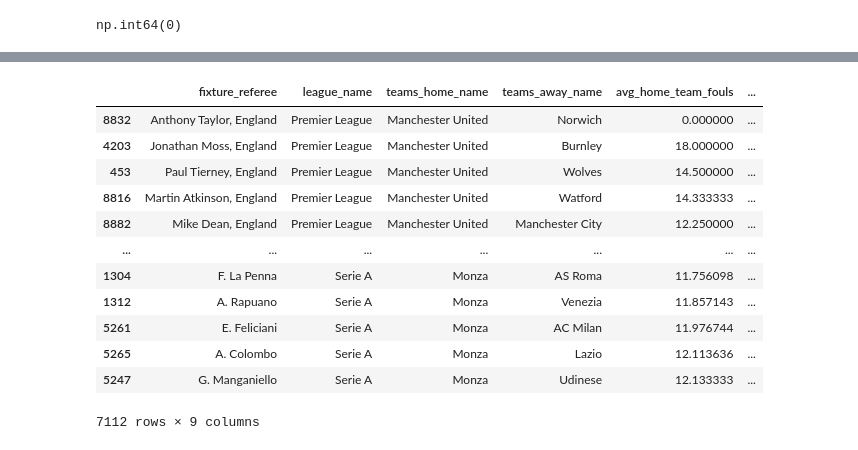
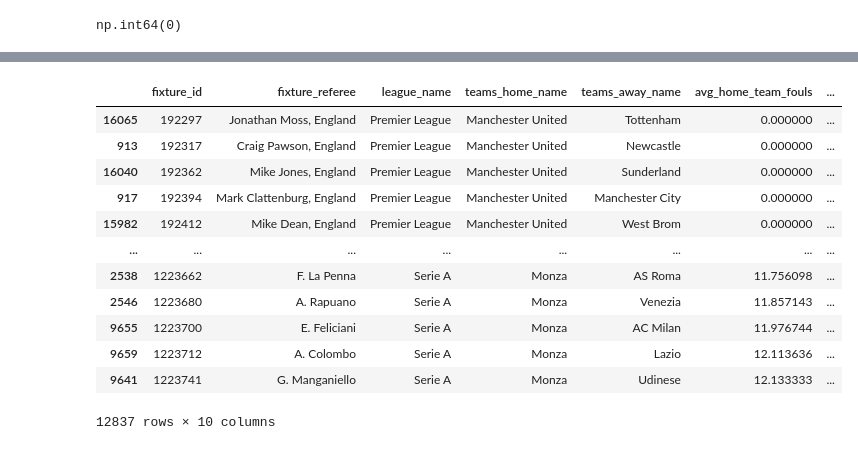
Before and after one commit to safargergo/HalLab, a Jupyter notebook: hallab.ipynb, the cells around one changed output, grey strips where cells are left out. Cells and saved outputs as stored; diff of their text form; code cells hidden in the pictures.

Commit message:
data cleaning and preparation finalized

```diff
--- a/hallab.ipynb
+++ b/hallab.ipynb
@@ -149,0 +88,3 @@ fix_players_clean[fix_players_clean['player_name'] == "Antoine Griezmann"].sort_
+# %%
+top_leagues = ["La Liga", "Serie A", "Bundesliga", "Premier League"]
+fix_clean = fix_clean[fix_clean["league_name"].isin(top_leagues)]
@@ -150,13 +132,13 @@ fix_players_clean[fix_players_clean['player_name'] == "Antoine Griezmann"].sort_
 # %%
 # TODO select top 22 players for each match by game minutes and add their avg_cards_per_90 and avg_fouls_per_90 as separate columns
 # %%
-import pandas as pd
+# import pandas as pd
 
 
-# Clean all data before 2020. jan. 1.
-fix_clean["fixture_date"] = pd.to_datetime(fix_clean["fixture_date"]).dt.tz_localize(None)
-start_date = pd.Timestamp("2020-01-01")
-fix_clean = fix_clean[fix_clean["fixture_date"] >= start_date]
+# # Clean all data before 2020. jan. 1.
+# fix_clean["fixture_date"] = pd.to_datetime(fix_clean["fixture_date"]).dt.tz_localize(None)
+# start_date = pd.Timestamp("2020-01-01")
+# fix_clean = fix_clean[fix_clean["fixture_date"] >= start_date]
 
 
-print(fix_clean.head())
+# print(fix_clean.head())
@@ -198,10 +159,10 @@ Number of rows after filtering: 7484
 # %%
-count1 = fix_teams_clean.shape[0]
+# count1 = fix_teams_clean.shape[0]
 
-# Drop all unneccessary teams' datas
-team_ids_to_keep = fix_players_clean["team_id"].unique()
-fix_teams_clean = fix_teams_clean[fix_teams_clean["team_id"].isin(team_ids_to_keep)]
-count2 = fix_teams_clean.shape[0]
+# # Drop all unneccessary teams' datas
+# team_ids_to_keep = fix_players_clean["team_id"].unique()
+# fix_teams_clean = fix_teams_clean[fix_teams_clean["team_id"].isin(team_ids_to_keep)]
+# count2 = fix_teams_clean.shape[0]
 
-print(f"Number of rows before filtering: {count1}")
-print(f"Number of rows after filtering: {count2}")
+# print(f"Number of rows before filtering: {count1}")
+# print(f"Number of rows after filtering: {count2}")
@@ -275,32 +233,32 @@ merged
 # %%
 # TODO 2 - DONE
 # Az átlagokat úgy kéne megcsinálni hogy csak az azon meccs előtti infóknak legyen az átlaga
 
 avgs = ['home_team_fouls', 'home_team_yellow_cards', 'home_team_red_cards', 'away_team_fouls', 'away_team_yellow_cards', 'away_team_red_cards']
 merged = merged.sort_values(by=["teams_home_id", "fixture_date"])
 for avg in avgs:
     merged[f"avg_{avg}"] = merged.groupby("teams_home_id")[avg] \
     .expanding().mean().shift(1).reset_index(level=0, drop=True).fillna(0)
 
 merged["avg_home_team_cards"] = merged["avg_home_team_yellow_cards"] + merged["avg_home_team_red_cards"] * 2
 merged["avg_away_team_cards"] = merged["avg_away_team_yellow_cards"] + merged["avg_away_team_red_cards"] * 2
 
 merged["total_cards"] = merged["home_team_yellow_cards"] + merged["away_team_yellow_cards"] + merged["home_team_red_cards"] * 2 + merged["away_team_red_cards"] * 2
 
-final_cols = ["fixture_referee", "league_name", "teams_home_name", "teams_away_name", "avg_home_team_fouls", "avg_away_team_fouls","avg_home_team_cards","avg_away_team_cards", "total_cards"]
+final_cols = ["fixture_id", "fixture_referee", "league_name", "teams_home_name", "teams_away_name", "avg_home_team_fouls", "avg_away_team_fouls","avg_home_team_cards","avg_away_team_cards", "total_cards"]
 merged = merged[final_cols]
 merged
 # %% [output]
-|  | fixture_referee | league_name | teams_home_name | teams_away_name | avg_home_team_fouls | ... |
-| 8832 | Anthony Taylor, England | Premier League | Manchester United | Norwich | 0.000000 | ... |
-| 4203 | Jonathan Moss, England | Premier League | Manchester United | Burnley | 18.000000 | ... |
-| 453 | Paul Tierney, England | Premier League | Manchester United | Wolves | 14.500000 | ... |
-| 8816 | Martin Atkinson, England | Premier League | Manchester United | Watford | 14.333333 | ... |
-| 8882 | Mike Dean, England | Premier League | Manchester United | Manchester City | 12.250000 | ... |
-| ... | ... | ... | ... | ... | ... | ... |
-| 1304 | F. La Penna | Serie A | Monza | AS Roma | 11.756098 | ... |
-| 1312 | A. Rapuano | Serie A | Monza | Venezia | 11.857143 | ... |
-| 5261 | E. Feliciani | Serie A | Monza | AC Milan | 11.976744 | ... |
-| 5265 | A. Colombo | Serie A | Monza | Lazio | 12.113636 | ... |
-| 5247 | G. Manganiello | Serie A | Monza | Udinese | 12.133333 | ... |
+|  | fixture_id | fixture_referee | league_name | teams_home_name | teams_away_name | avg_home_team_fouls | ... |
+| 16065 | 192297 | Jonathan Moss, England | Premier League | Manchester United | Tottenham | 0.000000 | ... |
+| 913 | 192317 | Craig Pawson, England | Premier League | Manchester United | Newcastle | 0.000000 | ... |
+| 16040 | 192362 | Mike Jones, England | Premier League | Manchester United | Sunderland | 0.000000 | ... |
+| 917 | 192394 | Mark Clattenburg, England | Premier League | Manchester United | Manchester City | 0.000000 | ... |
+| 15982 | 192412 | Mike Dean, England | Premier League | Manchester United | West Brom | 0.000000 | ... |
+| ... | ... | ... | ... | ... | ... | ... | ... |
+| 2538 | 1223662 | F. La Penna | Serie A | Monza | AS Roma | 11.756098 | ... |
+| 2546 | 1223680 | A. Rapuano | Serie A | Monza | Venezia | 11.857143 | ... |
+| 9655 | 1223700 | E. Feliciani | Serie A | Monza | AC Milan | 11.976744 | ... |
+| 9659 | 1223712 | A. Colombo | Serie A | Monza | Lazio | 12.113636 | ... |
+| 9641 | 1223741 | G. Manganiello | Serie A | Monza | Udinese | 12.133333 | ... |
-7112 rows × 9 columns
+12837 rows × 10 columns
```
Also changed, not shown: parts of 21 cells of this notebook.
